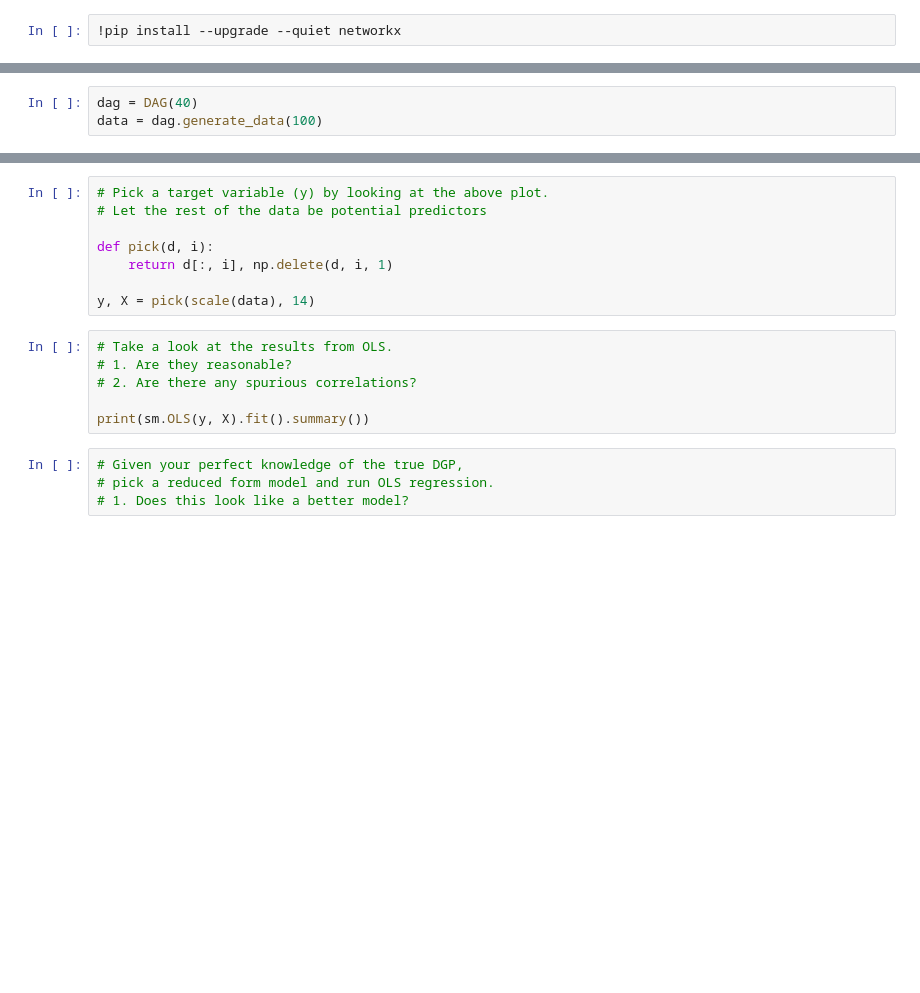
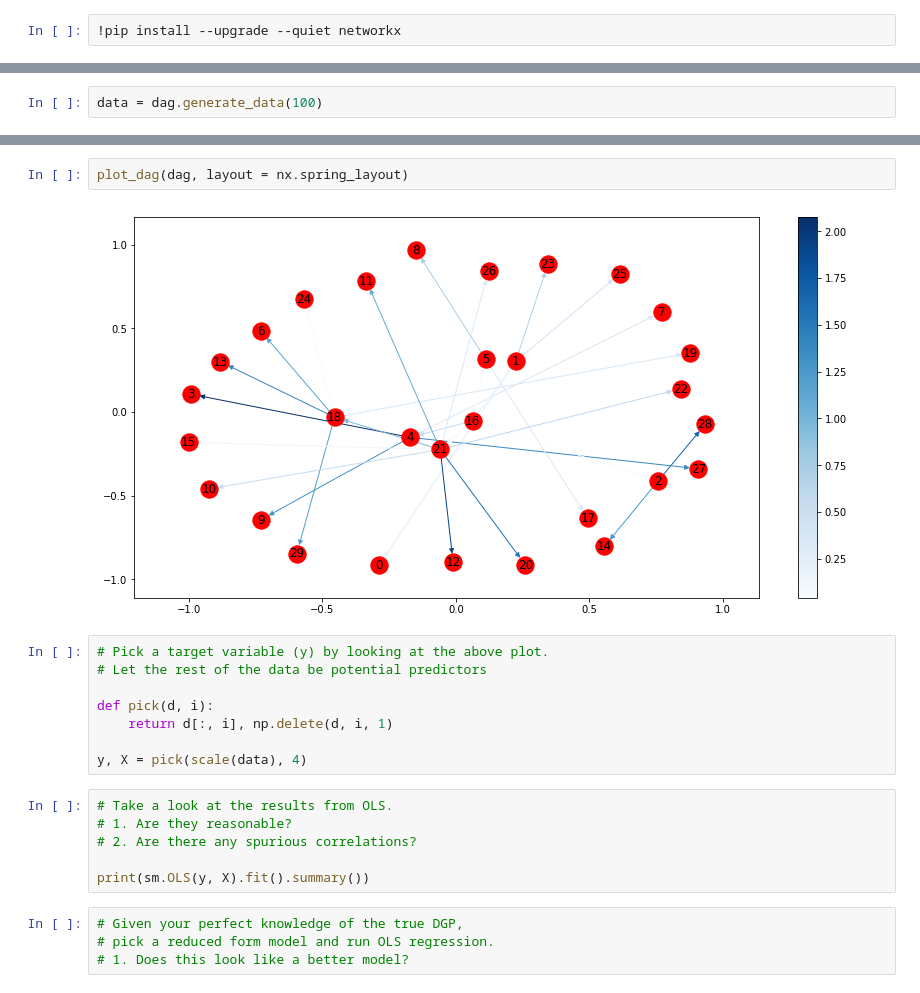
Before and after one commit to nandanrao/stats-ta-graphical-models, a Jupyter notebook: exercises.ipynb, the cells around one changed output, grey strips where cells are left out. Saved outputs shown, nothing was run; the diff lists cells and outputs as text; blank space fills up the shorter version.

```diff
--- a/exercises.ipynb
+++ b/exercises.ipynb
@@ -92,5 +103,4 @@ class DAG():
 # %%
-dag = DAG(40)
 data = dag.generate_data(100)
 # %%
 sns.heatmap(np.cov(data.T))
@@ -110,3 +115,7 @@ nx.draw(graph, with_labels = True)
+# %%
+plot_dag(dag, layout = nx.spring_layout)
+# %% [output]
+[figure, added]
 # %%
 # Pick a target variable (y) by looking at the above plot.
 # Let the rest of the data be potential predictors
@@ -114,7 +123,7 @@ nx.draw(graph, with_labels = True)
 def pick(d, i):
     return d[:, i], np.delete(d, i, 1)
 
-y, X = pick(scale(data), 14)
+y, X = pick(scale(data), 4)
 # %%
 # Take a look at the results from OLS.
 # 1. Are they reasonable?
```
Also changed, not shown: parts of 7 cells of this notebook.
